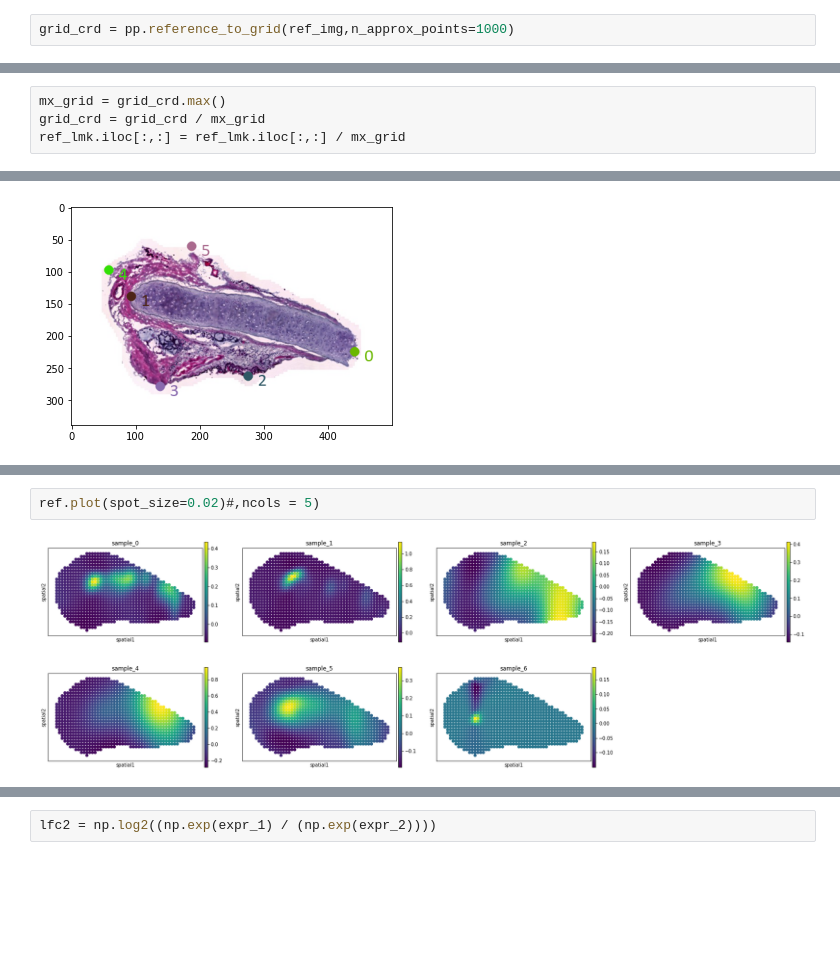
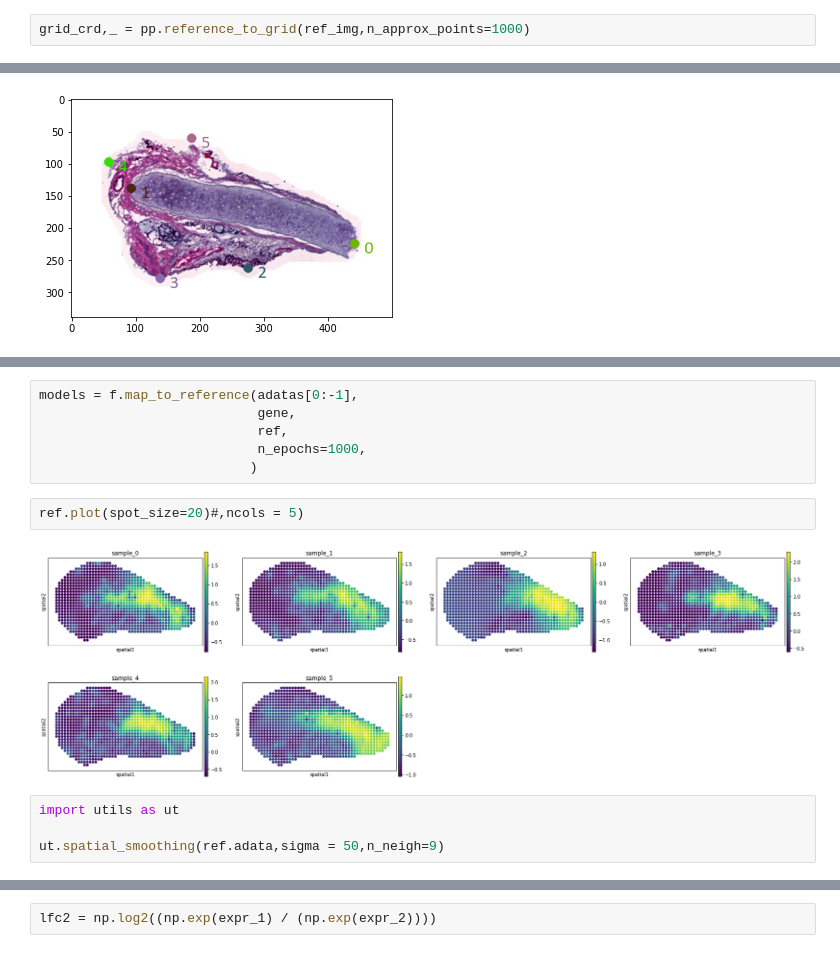
Before and after one commit to almaan/eggplant, a Jupyter notebook: notebooks/tri-analysis.ipynb, the cells around one changed output, grey strips where cells are left out. Saved outputs shown, nothing was run; the diff lists cells and outputs as text; blank space fills up the shorter version.

```diff
--- a/notebooks/tri-analysis.ipynb
+++ b/notebooks/tri-analysis.ipynb
@@ -40,4 +40,4 @@ plt.scatter(ref_lmk.x_cord,ref_lmk.y_cord)
 <matplotlib.collections.PathCollection at 0x...>
 [figure]
 # %%
-grid_crd = pp.reference_to_grid(ref_img,n_approx_points=1000)
+grid_crd,_ = pp.reference_to_grid(ref_img,n_approx_points=1000)
@@ -50,4 +51,0 @@ plt.scatter(ref_lmk.x_cord,ref_lmk.y_cord)
-# %%
-mx_grid = grid_crd.max()
-grid_crd = grid_crd / mx_grid
-ref_lmk.iloc[:,:] = ref_lmk.iloc[:,:] / mx_grid
@@ -103,4 +103,14 @@ models = f.map_to_reference(adatas,
+# %%
+models = f.map_to_reference(adatas[0:-1],
+                            gene,
+                            ref,
+                            n_epochs=1000,
+                           )
 # %%
-ref.plot(spot_size=0.02)#,ncols = 5)
+ref.plot(spot_size=20)#,ncols = 5)
 # %% [output]
-[figure, old version]
+[figure, new version]
+# %%
+import utils as ut
+
+ut.spatial_smoothing(ref.adata,sigma = 50,n_neigh=9)
```
Also changed, not shown: parts of 13 cells of this notebook, 11 other files.
